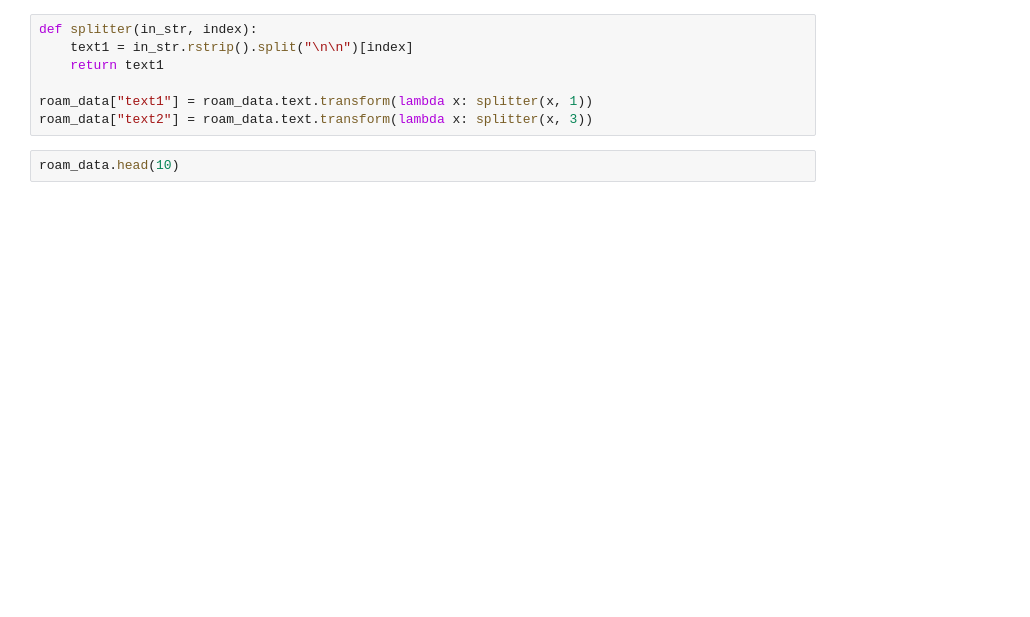
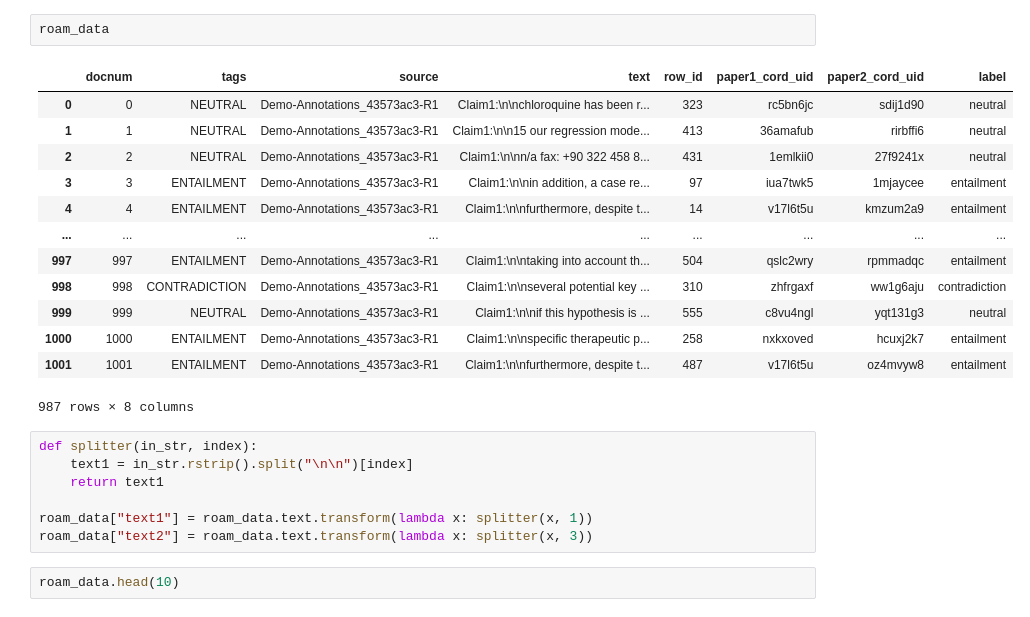
Before and after one commit to CoronaWhy/drug-lit-contradictory-claims, a Jupyter notebook: notebooks/making_roam_trainvaltest.ipynb, the cells around one changed output. Drawn from its saved outputs; the diff is of its cells as text; blank space fills up the shorter version.

```diff
--- a/notebooks/making_roam_trainvaltest.ipynb
+++ b/notebooks/making_roam_trainvaltest.ipynb
@@ -14,3 +48,19 @@ roam_data = roam_data[~roam_data['label'].str.contains("question|duplicate")]
+# %%
+roam_data
+# %% [output]
+|  | docnum | tags | source | text | row_id | paper1_cord_uid | paper2_cord_uid | label |
+| 0 | 0 | NEUTRAL | Demo-Annotations_43573ac3-R1 | Claim1:\n\nchloroquine has been r... | 323 | rc5bn6jc | sdij1d90 | neutral |
+| 1 | 1 | NEUTRAL | Demo-Annotations_43573ac3-R1 | Claim1:\n\n15 our regression mode... | 413 | 36amafub | rirbffi6 | neutral |
+| 2 | 2 | NEUTRAL | Demo-Annotations_43573ac3-R1 | Claim1:\n\nn/a fax: +90 322 458 8... | 431 | 1emlkii0 | 27f9241x | neutral |
+| 3 | 3 | ENTAILMENT | Demo-Annotations_43573ac3-R1 | Claim1:\n\nin addition, a case re... | 97 | iua7twk5 | 1mjaycee | entailment |
+| 4 | 4 | ENTAILMENT | Demo-Annotations_43573ac3-R1 | Claim1:\n\nfurthermore, despite t... | 14 | v17l6t5u | kmzum2a9 | entailment |
+| ... | ... | ... | ... | ... | ... | ... | ... | ... |
+| 997 | 997 | ENTAILMENT | Demo-Annotations_43573ac3-R1 | Claim1:\n\ntaking into account th... | 504 | qslc2wry | rpmmadqc | entailment |
+| 998 | 998 | CONTRADICTION | Demo-Annotations_43573ac3-R1 | Claim1:\n\nseveral potential key ... | 310 | zhfrgaxf | ww1g6aju | contradiction |
+| 999 | 999 | NEUTRAL | Demo-Annotations_43573ac3-R1 | Claim1:\n\nif this hypothesis is ... | 555 | c8vu4ngl | yqt131g3 | neutral |
+| 1000 | 1000 | ENTAILMENT | Demo-Annotations_43573ac3-R1 | Claim1:\n\nspecific therapeutic p... | 258 | nxkxoved | hcuxj2k7 | entailment |
+| 1001 | 1001 | ENTAILMENT | Demo-Annotations_43573ac3-R1 | Claim1:\n\nfurthermore, despite t... | 487 | v17l6t5u | oz4mvyw8 | entailment |
+987 rows × 8 columns
 # %%
 def splitter(in_str, index):
     text1 = in_str.rstrip().split("\n\n")[index]
```
Also changed, not shown: parts of 16 cells of this notebook, 1 other file.
